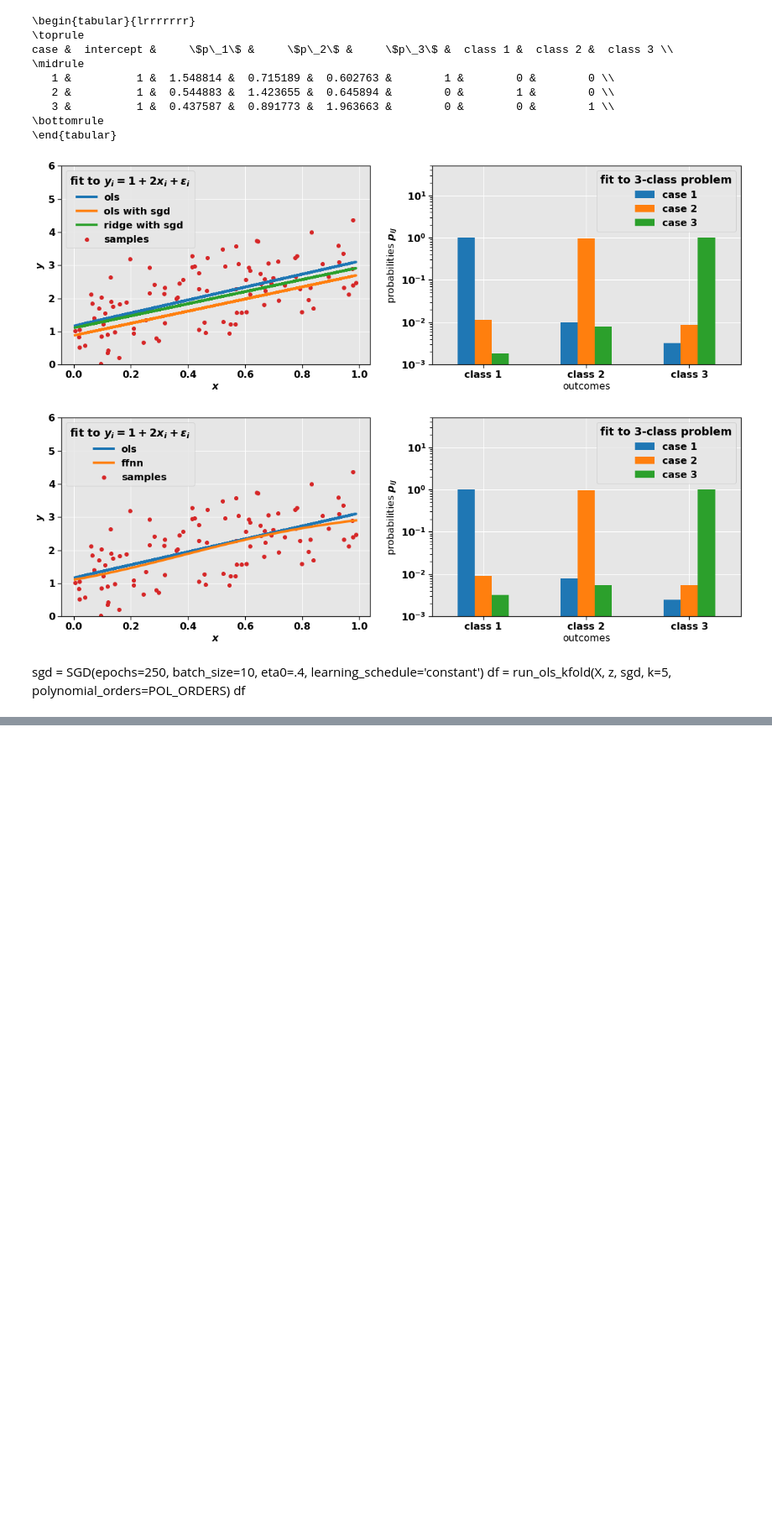
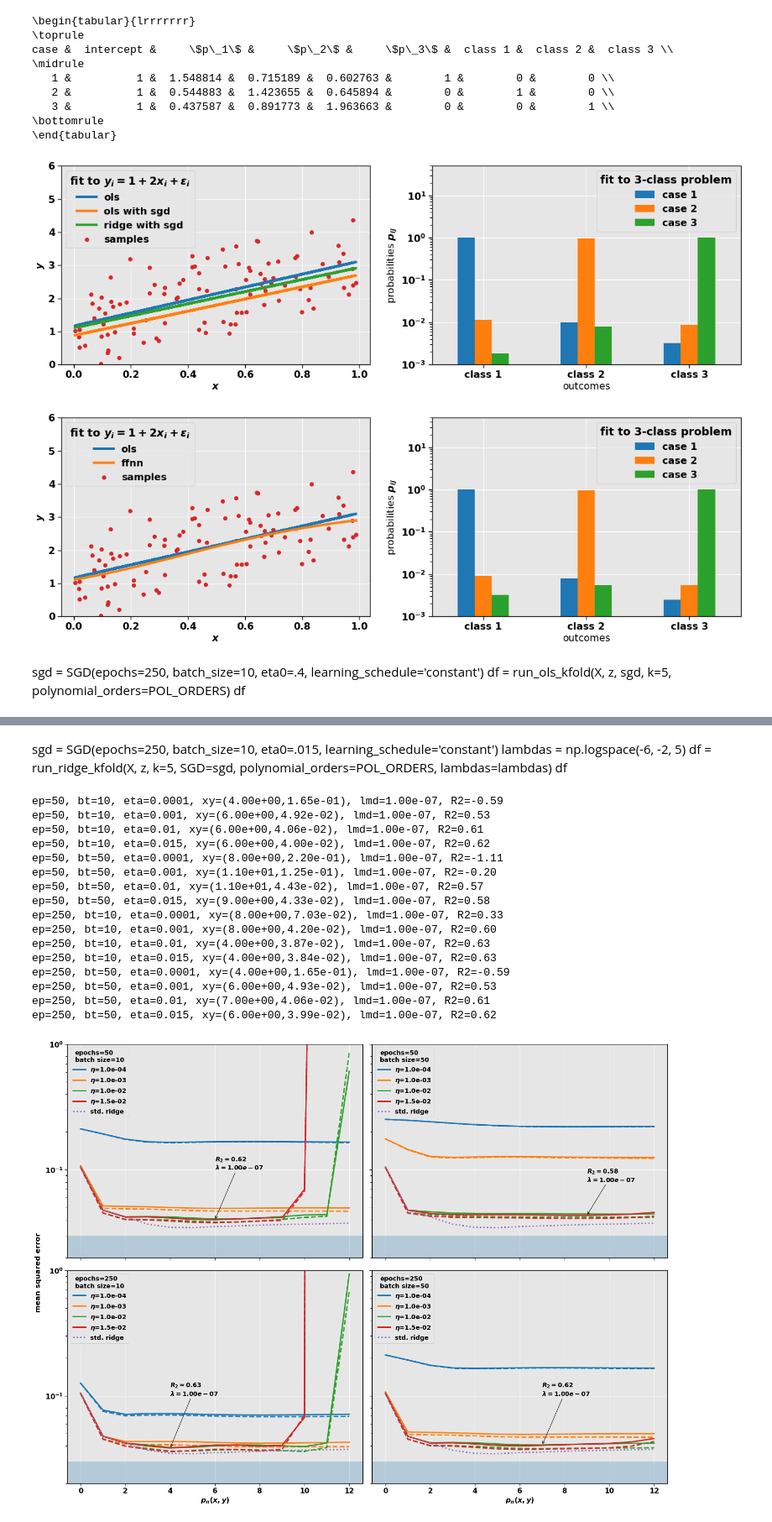
Before and after one commit to fonstelien/FYS-STK4155, a Jupyter notebook: project2/source/project2.ipynb, the cells around one changed output, grey strips where cells are left out. Shown at 84% size. Drawn from its saved outputs; the diff is of its cells as text; code cells hidden in the pictures; blank space fills up the shorter version.

```diff
--- a/project2/source/project2.ipynb
+++ b/project2/source/project2.ipynb
@@ -334,8 +334,3 @@ for ep, bt in zip(epochs, batch_sizes):
         ridge_k_train_results.append((ridge_k_df, best_lambda, best_mse))
         best_lambda, best_mse = best_lambda_mse(df=ridge_k_df, polynomial_orders=POL_ORDERS, col_prefix='test_mse_')
         ridge_k_test_results.append((ridge_k_df, best_lambda, best_mse))
-# %%
-sgd = SGD(epochs=250, batch_size=10, eta0=.015, learning_schedule='constant')
-lambdas = np.logspace(-6, -2, 5)
-df = run_ridge_kfold(X, z, k=5, SGD=sgd, polynomial_orders=POL_ORDERS, lambdas=lambdas)
-df
@@ -350,12 +337,18 @@ df
+# %%
+ridge_k_df = run_ridge_kfold(X, z, k=5, polynomial_orders=POL_ORDERS, lambdas=lambdas)
+_, best_mse_inv = best_lambda_mse(df=ridge_k_df, polynomial_orders=POL_ORDERS, col_prefix='test_mse_')
+# %% [markdown]
+sgd = SGD(epochs=250, batch_size=10, eta0=.015, learning_schedule='constant')
+lambdas = np.logspace(-6, -2, 5)
+df = run_ridge_kfold(X, z, k=5, SGD=sgd, polynomial_orders=POL_ORDERS, lambdas=lambdas)
+df
 # %%
-'''Plotting OLS with CV'''
+##### '''Plotting OLS with CV'''
 
 fig, axes = plt.subplots(nrows=2, ncols=2, sharex=True, sharey=True, figsize=TWO_TIMES_TWO)
 fig.text(-0.005, 0.5, 'mean squared error', va='center', rotation='vertical', fontsize=MEDIUM)
 
 ylim = (2E-2, 1E-0)
-
-#df_inv = run_ols_kfold(X, z, k=5, polynomial_orders=POL_ORDERS)
 
 k = 0
 for ax, ep, bt in zip(list(itertools.chain(*axes)), epochs, batch_sizes):
@@ -379,49 +372,69 @@ for ax, ep, bt in zip(list(itertools.chain(*axes)), epochs, batch_sizes):
         print(f'ep={ep}, bt={bt}, eta={eta}, xy=({best_mse_pn:.2e},{best_mse_val:.2e}), lmd={best_lambda_val:.2e}, R2={R2:.2f}')
         i += 1
 
-#    ax.plot(POL_ORDERS, df_inv['test_mse'], ':', linewidth=THIN, color=COLORS[i+1], label=fr'std. ols')
+    ax.plot(POL_ORDERS, best_mse_inv, ':', linewidth=THIN, color=COLORS[i], label=fr'std. ridge')
 
-    ax.legend(title=f'batches={ep}\nbatch size={bt}', loc='upper left', fontsize=SMALL, title_fontsize=SMALL)
+    ax.legend(title=f'epochs={ep}\nbatch size={bt}', loc='upper left', fontsize=SMALL, title_fontsize=SMALL)
     ax.set_ylim(*ylim)
     ax.set_yscale('log')
     ax.axhspan(plt.ylim()[0], VAR_EPS, alpha=OPACITY)
     ax.xaxis.set_major_locator(MaxNLocator(integer=True))
 
     k += 1
 
 # Set x labels
 ax = axes[1,0]
 ax.set_xlabel(r"$p_n(x,y)$")
 ax = axes[1,1]
 ax.set_xlabel(r"$p_n(x,y)$")
 
-'''
+
 # R2 annotations
 ax = axes[0,0]
-xytext = (6+1,.1)
-xy = (6,4.1E-2)
+xytext = (6,.1)
+xy = (6.00e+00,4.00e-02)
 R2 = .62
-lmd =
-ax.annotate(f'$R_2 = {R2:.2f}$', xytext=xytext, xy=xy, arrowprops={'arrowstyle':'->'})
+lmd = 1.00e-07
+ax.annotate(f'$R_2 = {R2:.2f}$\n$\lambda = {lmd:.2e}$', xytext=xytext, xy=xy, arrowprops={'arrowstyle':'->'})
 
 ax = axes[0,1]
-xytext = (5+1,.1)
-xy = (5,4.4E-2)
+xytext = (9,.08)
+xy = (9.00e+00,4.33e-02)
 R2 = .58
-ax.annotate(f'$R_2 = {R2:.2f}$', xytext=xytext, xy=xy, arrowprops={'arrowstyle':'->'})
+lmd = 1.00e-07
+ax.annotate(f'$R_2 = {R2:.2f}$\n$\lambda = {lmd:.2e}$', xytext=xytext, xy=xy, arrowprops={'arrowstyle':'->'})
 
 ax = axes[1,0]
-xytext = (5+1,.1)
-xy = (5,4.0E-2)
-R2 = .62
-ax.annotate(f'$R_2 = {R2:.2f}$', xytext=xytext, xy=xy, arrowprops={'arrowstyle':'->'})
+xytext = (4,.1)
+xy = (4.00e+00,3.84e-02)
+R2 = .63
+lmd = 1.00e-07
+ax.annotate(f'$R_2 = {R2:.2f}$\n$\lambda = {lmd:.2e}$', xytext=xytext, xy=xy, arrowprops={'arrowstyle':'->'})
 
 ax = axes[1,1]
-xytext = (6+1,.1)
-xy = (6,4.1E-2)
-R2 = .61
-ax.annotate(f'$R_2 = {R2:.2f}$', xytext=xytext, xy=xy, arrowprops={'arrowstyle':'->'})
-'''
+xytext = (7,.1)
+xy = (7.00e+00,4.06e-02)
+R2 = .62
+lmd = 1.00e-07
+ax.annotate(f'$R_2 = {R2:.2f}$\n$\lambda = {lmd:.2e}$', xytext=xytext, xy=xy, arrowprops={'arrowstyle':'->'})
 
 plt.tight_layout()
 plt.show()
+# %% [output]
+ep=50, bt=10, eta=0.0001, xy=(4.00e+00,1.65e-01), lmd=1.00e-07, R2=-0.59
+ep=50, bt=10, eta=0.001, xy=(6.00e+00,4.92e-02), lmd=1.00e-07, R2=0.53
+ep=50, bt=10, eta=0.01, xy=(6.00e+00,4.06e-02), lmd=1.00e-07, R2=0.61
+ep=50, bt=10, eta=0.015, xy=(6.00e+00,4.00e-02), lmd=1.00e-07, R2=0.62
+ep=50, bt=50, eta=0.0001, xy=(8.00e+00,2.20e-01), lmd=1.00e-07, R2=-1.11
+ep=50, bt=50, eta=0.001, xy=(1.10e+01,1.25e-01), lmd=1.00e-07, R2=-0.20
+ep=50, bt=50, eta=0.01, xy=(1.10e+01,4.43e-02), lmd=1.00e-07, R2=0.57
+ep=50, bt=50, eta=0.015, xy=(9.00e+00,4.33e-02), lmd=1.00e-07, R2=0.58
+ep=250, bt=10, eta=0.0001, xy=(8.00e+00,7.03e-02), lmd=1.00e-07, R2=0.33
+ep=250, bt=10, eta=0.001, xy=(8.00e+00,4.20e-02), lmd=1.00e-07, R2=0.60
+ep=250, bt=10, eta=0.01, xy=(4.00e+00,3.87e-02), lmd=1.00e-07, R2=0.63
+ep=250, bt=10, eta=0.015, xy=(4.00e+00,3.84e-02), lmd=1.00e-07, R2=0.63
+ep=250, bt=50, eta=0.0001, xy=(4.00e+00,1.65e-01), lmd=1.00e-07, R2=-0.59
+ep=250, bt=50, eta=0.001, xy=(6.00e+00,4.93e-02), lmd=1.00e-07, R2=0.53
+ep=250, bt=50, eta=0.01, xy=(7.00e+00,4.06e-02), lmd=1.00e-07, R2=0.61
+ep=250, bt=50, eta=0.015, xy=(6.00e+00,3.99e-02), lmd=1.00e-07, R2=0.62
+[figure, added]
```
Also changed, not shown: parts of 5 cells of this notebook, 7 other files.
